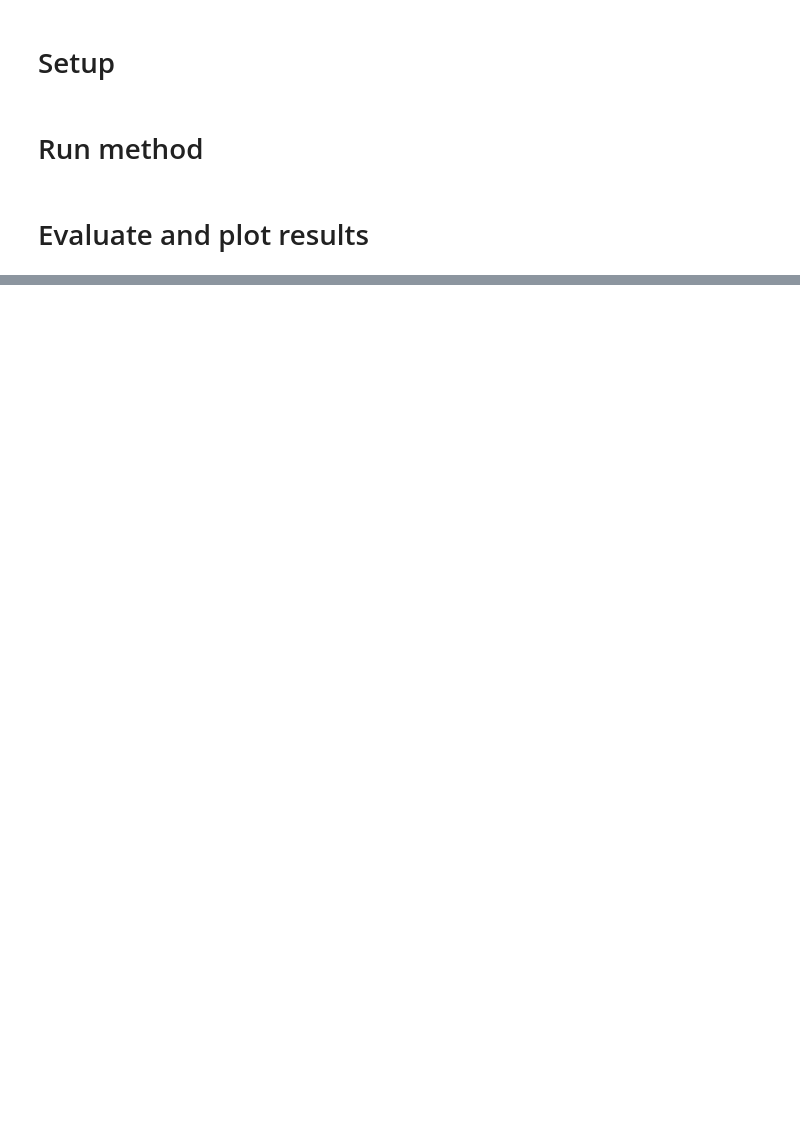
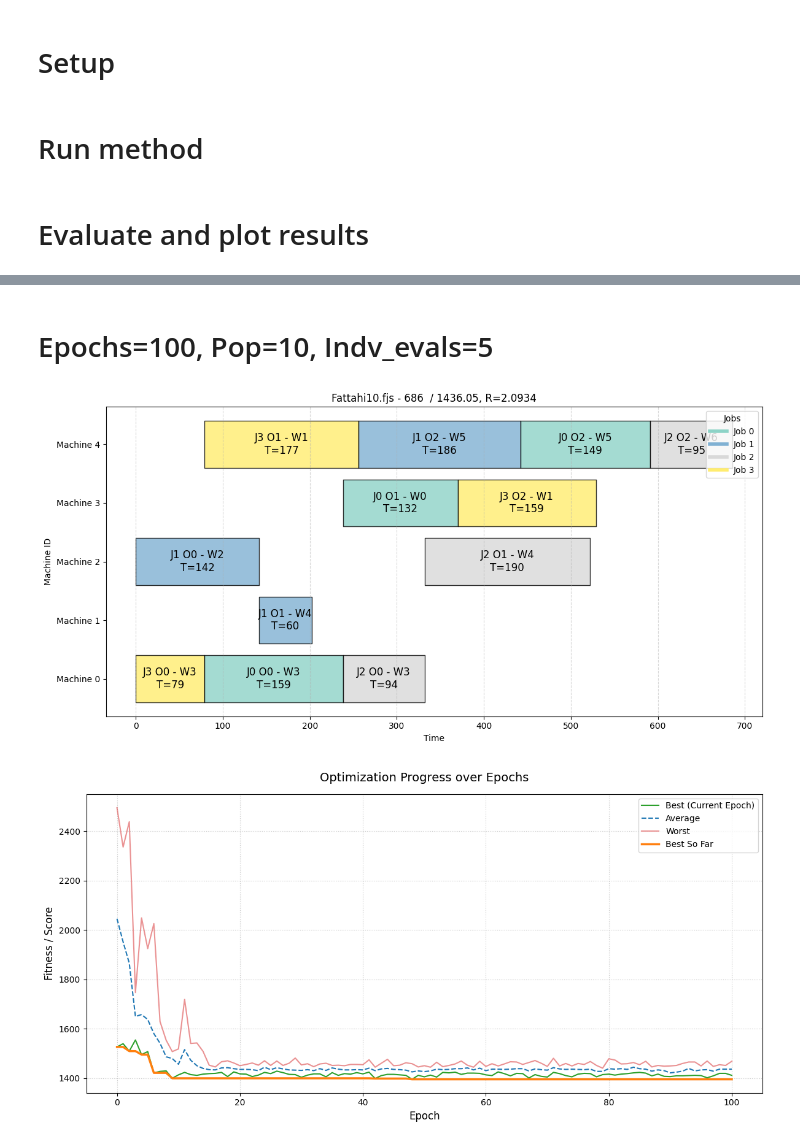
Before and after one commit to itsvoit/FJSSP-W-Competition, a Jupyter notebook: test_solver.ipynb, the cells around one changed output, grey strips where cells are left out. Drawn from its saved outputs; the diff is of its cells as text; code cells hidden in the pictures; blank space fills up the shorter version.

```diff
--- a/test_solver.ipynb
+++ b/test_solver.ipynb
@@ -173,0 +155,7 @@ plot_fjsspw_gantt(sequence, machines, workers, start_times, end_times, instance_
+# %% [markdown]
+# Epochs=100, Pop=10, Indv_evals=5
+# %%
+evaluate_method_with_params(method_params_5, encoding)
+# %% [output]
+[figure, added]
+[figure, added]
```
Also changed, not shown: parts of 13 cells of this notebook, 1 other file.
